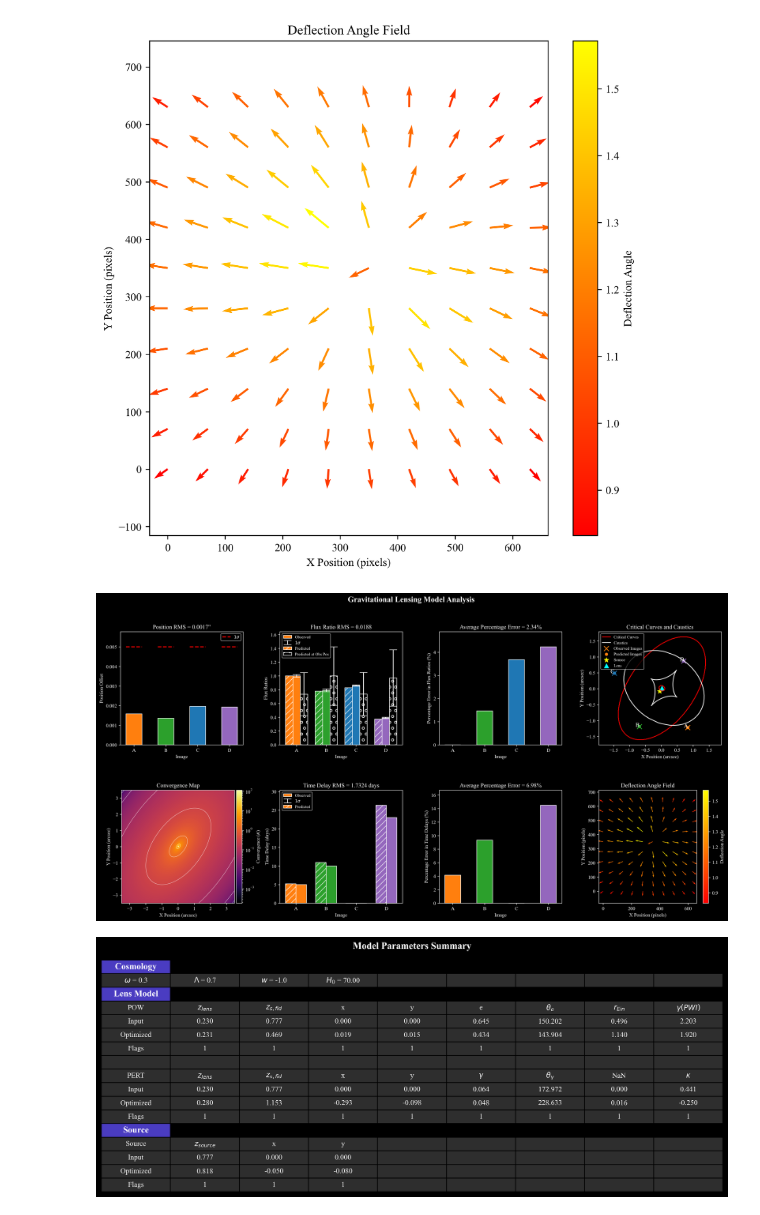
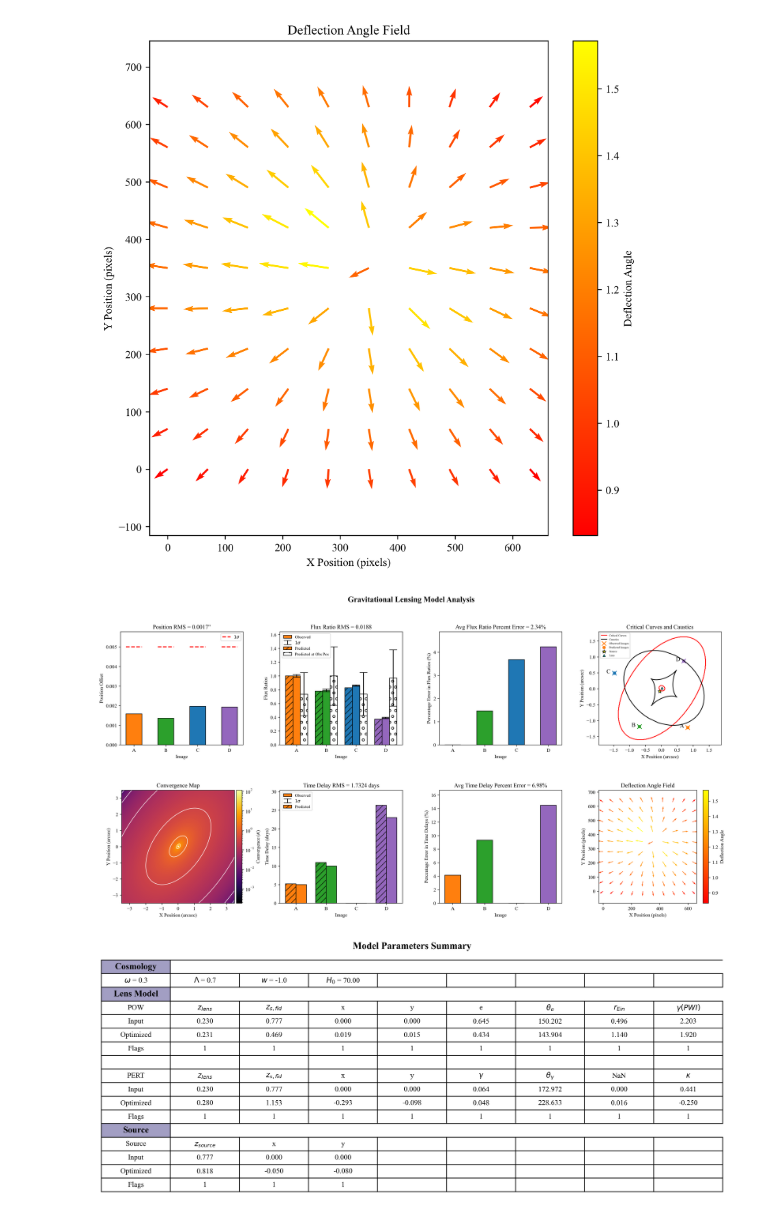
Before and after one commit to romms921/PyAutoGlaf, a Jupyter notebook: plotting.ipynb, the cells around one changed output. Saved outputs shown, nothing was run; the diff lists cells and outputs as text; code cells hidden in the pictures.

Commit message:
plotting code changes

```diff
--- a/plotting.ipynb
+++ b/plotting.ipynb
@@ -1676,7 +1676,7 @@ def plot_parameter_table(sections, precision=3, bkg='white', save_prefix=None, d
     for header_idx in header_indices:
         for j in range(max_cols):
             cell = the_table[(header_idx, j)]
-            cell.set_facecolor("#363636" if bkg == 'white' else "#4a3cc1")
+            cell.set_facecolor("#a29ec3" if bkg == 'white' else "#4a3cc1")
             cell.set_text_props(weight='bold', color='white' if bkg == 'black' else 'black', ha='center', fontsize=12)
             cell.visible_edges = "horizontal"
         the_table[(header_idx, 0)].visible_edges = "closed"
@@ -1771,6 +1771,7 @@ def plotting(obs_point, pred_point, bkg='white', posrms=False, fluxrms=False, fl
         ax.set_xlabel('Image')
         if usemag == 0:
             ax.set_ylabel('Flux Ratios'); ax.set_title(f'Flux Ratio RMS = {flux_rms_value:.4f}')
+            ax.set_title(f'Flux Ratio RMS = {flux_rms_value:.4f}')
         elif usemag == 1 and mag_ratio == 1:
             ax.set_ylabel('Absolute Magnification Ratios'); ax.set_title(f'Absolute Magnification Ratio RMS = {flux_rms_value:.4f}')
         else:
@@ -1793,11 +1794,13 @@ def plotting(obs_point, pred_point, bkg='white', posrms=False, fluxrms=False, fl
         ax.set_xlabel('Image')
         if usemag == 0:
             ax.set_ylabel('Percentage Error in Flux Ratios (%)')
+            ax.set_title(f'Avg Flux Ratio Percent Error = {avg_percentage_error:.2f}%')
         elif usemag == 1 and mag_ratio == 1:
             ax.set_ylabel('Percentage Error in Magnification Ratios (%)')
+            ax.set_title(f'Avg Magnification Ratio Percent Error = {avg_percentage_error:.2f}%')
         else:
             ax.set_ylabel('Percentage Error in Magnification (%)')
-        ax.set_title(f'Average Percentage Error = {avg_percentage_error:.2f}%')
+            ax.set_title(f'Avg Magnification Percent Error = {avg_percentage_error:.2f}%')
         plt.tight_layout()
         if save_prefix:
             filename = 'Plots/' + f"{save_prefix}_flux_percentage_error.png"
@@ -1814,15 +1817,15 @@ def plotting(obs_point, pred_point, bkg='white', posrms=False, fluxrms=False, fl
         if xi_interp_outer is not None: ax.plot(xi_interp_outer, yi_interp_outer, color='red')
         if xs_interp_inner is not None: ax.plot(xs_interp_inner, ys_interp_inner, color='white' if bkg == 'black' else 'black', label='Caustics')
         if xs_interp_outer is not None: ax.plot(xs_interp_outer, ys_interp_outer, color='white' if bkg == 'black' else 'black')
-        ax.scatter(obs_point['x'], obs_point['y'], color=obs_point['Color'], label='Observed Images', marker='x', s=100)
+        ax.scatter(obs_point['x'], obs_point['y'], color=obs_point['Color'], label='Observed Images', marker='x', s=80)
         ax.scatter(pred_point['x'], pred_point['y'], color=pred_point['Color'], label='Predicted Images', marker='o', s=30)
-        if source_params: ax.scatter(source_params[0][1], source_params[0][2], color='yellow', label='Source', marker='*', s=100)
-        if lens_params: ax.scatter(lens_params[0][1][2], lens_params[0][1][3], color='cyan', label='Lens', marker='^', s=80)
+        if source_params: ax.scatter(source_params[0][1], source_params[0][2], color='yellow', label='Source', marker='*', s=60, edgecolors='black' if bkg == 'white' else 'white')
+        if lens_params: ax.scatter(lens_params[0][1][2], lens_params[0][1][3], color='cyan', label='Lens', marker='^', s=20, edgecolors='black' if bkg == 'white' else 'white')
         xmax, xmin = ax.get_xlim()
         for i in range(len(pred_point)):
             ax.text(pred_point.at[i, 'x'] + (text_scaling * (xmax - xmin)), pred_point.at[i, 'y'], pred_point.at[i, 'Img'], color='white' if bkg == 'black' else 'black', fontsize=12)
         ax.set_xlabel('X Position (arcsec)'); ax.set_ylabel('Y Position (arcsec)')
-        ax.set_title('Critical Curves and Caustics'); ax.legend(fontsize='small')
+        ax.set_title('Critical Curves and Caustics'); ax.legend(fontsize='xx-small')
         ax.set_aspect('equal', adjustable='datalim')
         plt.tight_layout()
         if save_prefix:
@@ -1840,7 +1843,7 @@ def plotting(obs_point, pred_point, bkg='white', posrms=False, fluxrms=False, fl
         vmax = np.max(kappa)
         im = ax.imshow(kappa, origin='lower', cmap='inferno', norm=LogNorm(vmin=vmin, vmax=vmax), extent=[x_low, x_up, y_low, y_up])
         levels = np.logspace(np.log10(vmin), np.log10(vmax), 10)
-        ax.contour(kappa, levels=levels, colors='white' if bkg == 'black' else 'black', extent=[x_low, x_up, y_low, y_up], origin='lower', linewidths=0.5)
+        ax.contour(kappa, levels=levels, colors='white', extent=[x_low, x_up, y_low, y_up], origin='lower', linewidths=1)
         divider = make_axes_locatable(ax)
         cax = divider.append_axes("right", size="5%", pad=0.05)
         fig.colorbar(im, cax=cax, label='Convergence ($\\kappa$)')
@@ -1888,7 +1891,7 @@ def plotting(obs_point, pred_point, bkg='white', posrms=False, fluxrms=False, fl
         ax.set_ylim(ymin, ymax + scaling * (ymax - ymin))
         ax.set_xlabel('Image')
         ax.set_ylabel('Percentage Error in Time Delays (%)')
-        ax.set_title(f'Average Percentage Error = {avg_percentage_error_td:.2f}%')
+        ax.set_title(f'Avg Time Delay Percent Error = {avg_percentage_error_td:.2f}%')
         plt.tight_layout()
         if save_prefix:
             filename = 'Plots/' + f"{save_prefix}_time_delay_percentage_error.png"
@@ -1949,7 +1952,7 @@ def combined_plotting(obs_point, pred_point, bkg='white', posrms=False, fluxrms=
         plot_idx = 0
 
         scaling = 0.1
-        text_scaling = 0.04
+        text_scaling = 0.08
         num_obs_images = len(obs_point)
         bar_width = 0.4 if num_obs_images < 4 else 0.5
 
@@ -2017,11 +2020,13 @@ def combined_plotting(obs_point, pred_point, bkg='white', posrms=False, fluxrms=
             ax.set_xlabel('Image')
             if usemag == 0:
                 ax.set_ylabel('Percentage Error in Flux Ratios (%)')
+                ax.set_title(f'Avg Flux Ratio Percent Error = {avg_percentage_error:.2f}%')
             elif usemag == 1 and mag_ratio == 1:
                 ax.set_ylabel('Percentage Error in Magnification Ratios (%)')
+                ax.set_title(f'Avg Magnification Ratio Percent Error = {avg_percentage_error:.2f}%')
             elif usemag == 1:
                 ax.set_ylabel('Percentage Error in Magnification (%)')
-            ax.set_title(f'Average Percentage Error = {avg_percentage_error:.2f}%')
+                ax.set_title(f'Avg Magnification Percent Error = {avg_percentage_error:.2f}%')
             plot_idx += 1
 
         # --- 4. Critical Curves and Caustics ---
@@ -2031,16 +2036,16 @@ def combined_plotting(obs_point, pred_point, bkg='white', posrms=False, fluxrms=
             if xi_interp_outer is not None: ax.plot(xi_interp_outer, yi_interp_outer, color='red')
             if xs_interp_inner is not None: ax.plot(xs_interp_inner, ys_interp_inner, color='white' if bkg == 'black' else 'black', label='Caustics')
             if xs_interp_outer is not None: ax.plot(xs_interp_outer, ys_interp_outer, color='white' if bkg == 'black' else 'black')
-            ax.scatter(obs_point['x'], obs_point['y'], color=obs_point['Color'], label='Observed Images', marker='x', s=100)
+            ax.scatter(obs_point['x'], obs_point['y'], color=obs_point['Color'], label='Observed Images', marker='x', s=80)
             ax.scatter(pred_point['x'], pred_point['y'], color=pred_point['Color'], label='Predicted Images', marker='o', s=30)
-            if source_params: ax.scatter(source_params[0][1], source_params[0][2], color='yellow', label='Source', marker='*', s=100)
-            if lens_params: ax.scatter(lens_params[0][1][2], lens_params[0][1][3], color='cyan', label='Lens', marker='^', s=80)
+            if source_params: ax.scatter(source_params[0][1], source_params[0][2], color='yellow', label='Source', marker='*', s=60, edgecolors='black' if bkg == 'white' else 'white')
+            if lens_params: ax.scatter(lens_params[0][1][2], lens_params[0][1][3], color='cyan', label='Lens', marker='^', s=20, edgecolors='black' if bkg == 'white' else 'white')
             xmax, xmin = ax.get_xlim()
             for i in range(len(pred_point)):
                 ax.text(pred_point.at[i, 'x'] + (text_scaling * (xmax - xmin)), pred_point.at[i, 'y'], pred_point.at[i, 'Img'], color='white' if bkg == 'black' else 'black', fontsize=12)
             ax.set_xlabel('X Position (arcsec)'); ax.set_ylabel('Y Position (arcsec)')
             ax.set_title('Critical Curves and Caustics')
-            ax.legend(fontsize='small') # CHANGE 1: Reduced legend size
+            ax.legend(fontsize='xx-small')
             ax.set_aspect('equal', adjustable='datalim')
             plot_idx += 1
 
@@ -2051,7 +2056,7 @@ def combined_plotting(obs_point, pred_point, bkg='white', posrms=False, fluxrms=
             vmax = np.max(kappa)
             im = ax.imshow(kappa, origin='lower', cmap='inferno', norm=LogNorm(vmin=vmin, vmax=vmax), extent=[x_low, x_up, y_low, y_up])
             levels = np.logspace(np.log10(vmin), np.log10(vmax), 10)
-            ax.contour(kappa, levels=levels, colors='white' if bkg == 'black' else 'black', extent=[x_low, x_up, y_low, y_up], origin='lower', linewidths=0.5)
+            ax.contour(kappa, levels=levels, colors='white', extent=[x_low, x_up, y_low, y_up], origin='lower', linewidths=1)
             divider = make_axes_locatable(ax)
             cax = divider.append_axes("right", size="5%", pad=0.05)
             fig.colorbar(im, cax=cax, label='Convergence ($\\kappa$)')
@@ -2086,7 +2091,7 @@ def combined_plotting(obs_point, pred_point, bkg='white', posrms=False, fluxrms=
             ax.set_ylim(ymin, ymax + scaling * (ymax - ymin))
             ax.set_xlabel('Image')
             ax.set_ylabel('Percentage Error in Time Delays (%)')
-            ax.set_title(f'Average Percentage Error = {avg_percentage_error_td:.2f}%')
+            ax.set_title(f'Avg Time Delay Percent Error = {avg_percentage_error_td:.2f}%')
             plot_idx += 1
 
         # --- 8. Deflection Field ---
@@ -2115,22 +2120,22 @@ def combined_plotting(obs_point, pred_point, bkg='white', posrms=False, fluxrms=
         plot_parameter_table(sections_to_plot, bkg=bkg, save_prefix=save_prefix, dpi=dpi)
 # %%
 if plot_mode == 0:
-    combined_plotting(obs_point, pred_point, bkg='black', posrms=posrms_flag, fluxrms=fluxrms_flag, fluxpercent=fluxper_flag, critcurves=crit_flag, kappamap=kappa_flag, timedelays=tdrms_flag, timedelaypercent=tdper_flag, deflectionfield=deflect_flag, table=table_flag,
+    combined_plotting(obs_point, pred_point, bkg='white', posrms=posrms_flag, fluxrms=fluxrms_flag, fluxpercent=fluxper_flag, critcurves=crit_flag, kappamap=kappa_flag, timedelays=tdrms_flag, timedelaypercent=tdper_flag, deflectionfield=deflect_flag, table=table_flag,
              pos_rms_value=pos_rms, flux_rms_value=flux_rms_value, avg_percentage_error=avg_percentage_error, usemag=usemag, mag_ratio=mag_ratio, flux_obs_pos=flux_obs_pos,
              xi_interp_inner=xi_interp_inner, yi_interp_inner=yi_interp_inner, xi_interp_outer=xi_interp_outer, yi_interp_outer=yi_interp_outer,
              xs_interp_inner=xs_interp_inner, ys_interp_inner=ys_interp_inner, xs_interp_outer=xs_interp_outer, ys_interp_outer=ys_interp_outer,
              source_params=source_params, lens_params=lens_params, kappa=kappa, x_low=x_low, x_up=x_up, y_low=y_low, y_up=y_up,
              constraints=constraints, td_rms=td_rms, avg_percentage_error_td=avg_percentage_error_td,
              sections_to_plot=sections_to_plot,
              Xs=Xs, Ys=Ys, Us=Us, Vs=Vs, alphas=alphas, save_prefix=plot_save, dpi=dpi)
 elif plot_mode == 1:
     plotting(obs_point, pred_point, bkg=bckg, posrms=posrms_flag, fluxrms=fluxrms_flag, fluxpercent=fluxper_flag, critcurves=crit_flag, kappamap=kappa_flag, timedelays=tdrms_flag, timedelaypercent=tdper_flag, deflectionfield=deflect_flag, table=table_flag,
              pos_rms_value=pos_rms, flux_rms_value=flux_rms_value, avg_percentage_error=avg_percentage_error, usemag=usemag, mag_ratio=mag_ratio, flux_obs_pos=flux_obs_pos,
              xi_interp_inner=xi_interp_inner, yi_interp_inner=yi_interp_inner, xi_interp_outer=xi_interp_outer, yi_interp_outer=yi_interp_outer,
              xs_interp_inner=xs_interp_inner, ys_interp_inner=ys_interp_inner, xs_interp_outer=xs_interp_outer, ys_interp_outer=ys_interp_outer,
              source_params=source_params, lens_params=lens_params, kappa=kappa, x_low=x_low, x_up=x_up, y_low=y_low, y_up=y_up,
              constraints=constraints, td_rms=td_rms, avg_percentage_error_td=avg_percentage_error_td, sections_to_plot=sections_to_plot,
              Xs=Xs, Ys=Ys, Us=Us, Vs=Vs, alphas=alphas, save_prefix=plot_save, dpi=dpi)
 # %% [output]
-[figure, old version]
+[figure, new version]
-[figure, old version]
+[figure, new version]
```
Also changed, not shown: 3 other files.
